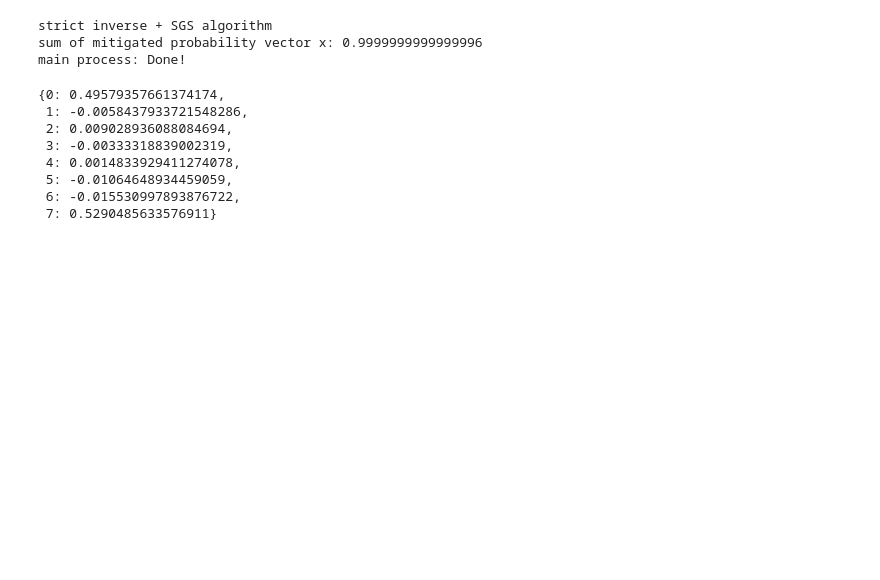
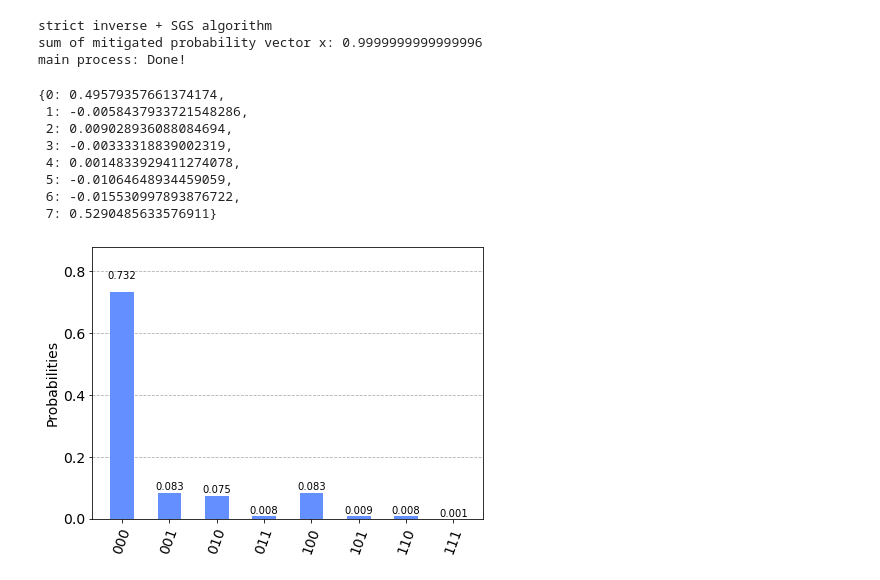
Before and after one commit to BOBO1997/sigqs03, a Jupyter notebook: presentation/fig_ghz.ipynb, the cells around one changed output. Saved outputs shown, nothing was run; the diff lists cells and outputs as text; code cells hidden in the pictures; blank space fills up the shorter version.

```diff
--- a/presentation/fig_ghz.ipynb
+++ b/presentation/fig_ghz.ipynb
@@ -113,3 +113,7 @@ main process: Done!
  5: -0.01064648934459059,
  6: -0.015530997893876722,
  7: 0.5290485633576911}
+# %%
+plot_histogram(cal_results.get_counts(0))
+# %% [output]
+[figure, added]
```
Also changed, not shown: parts of 4 cells of this notebook, 1 other file.
